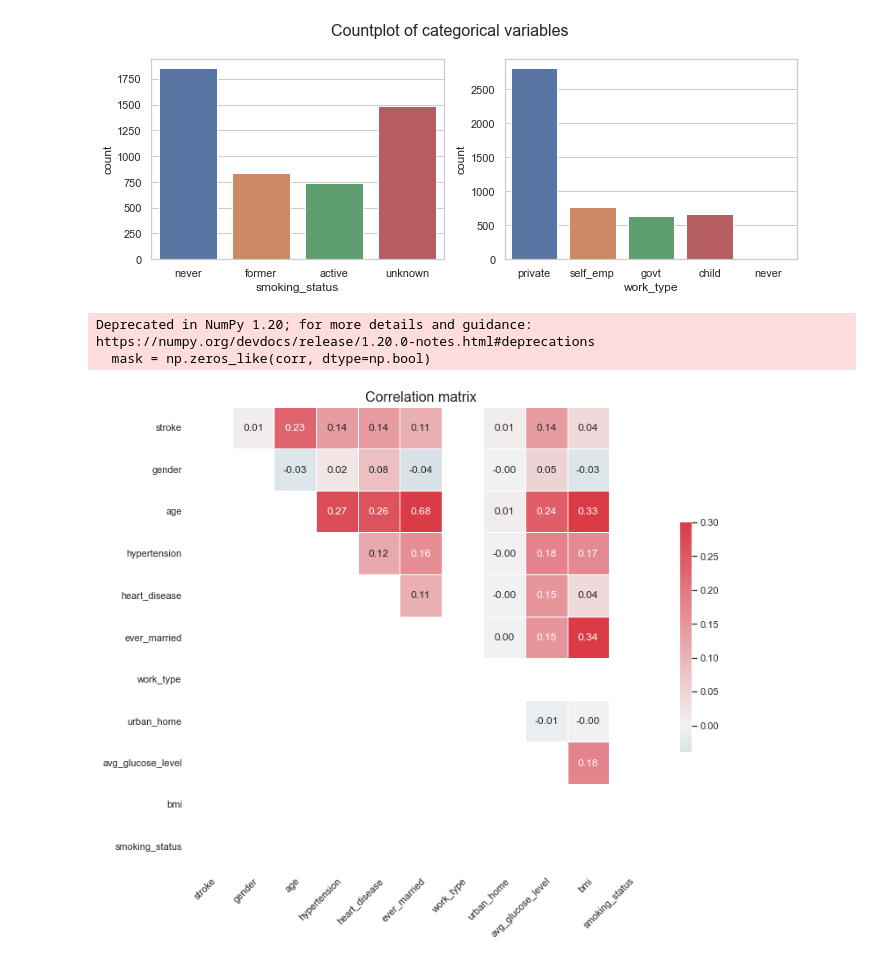
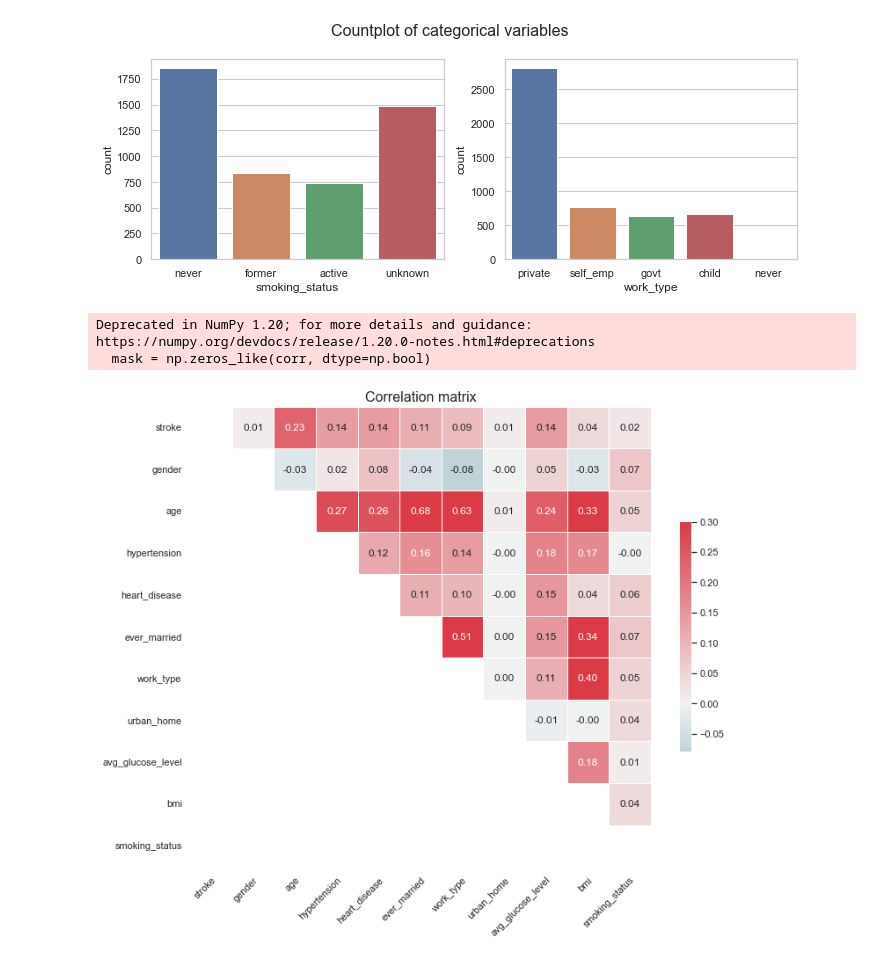
Before and after one commit to sddiener/Comparison-of-Decision-Tree-and-KNN-for-Stroke-Prediction, a Jupyter notebook: Preprocessing stroke.ipynb, the cells around one changed output. Saved outputs shown, nothing was run; the diff lists cells and outputs as text; code cells hidden in the pictures.

```diff
--- a/Preprocessing stroke.ipynb
+++ b/Preprocessing stroke.ipynb
@@ -147,26 +147,26 @@ plt.show()
 # %%
 # Create numeric correlation matrix
 corr_data = data.copy()
 corr_data.smoking_status = corr_data.smoking_status.map(  # quantize smoking status
-    {'never smoked': 0, 'formerly smoked': 1, 'smokes': 2, 'Unknown': np.nan})
+    {'never': 0, 'former': 1, 'active': 2, 'unknown': np.nan})
 corr_data.work_type = corr_data.work_type.map(  # quantize work type
-    {'children': 0, 'Never_worked': 1, 'Govt_job': 2, 'Private': 3, 'Self-employed': 4})
+    {'child': 0, 'never': 1, 'govt': 2, 'private': 3, 'self_emp': 4})
 corr = corr_data.corr().round(2)
 
 # Generate a mask for the lower triangle
 mask = np.zeros_like(corr, dtype=np.bool)
 mask[np.tril_indices_from(mask)] = True
 
 # Plot as heatmap
 f, ax = plt.subplots(figsize=(11, 9))
 cmap = sns.diverging_palette(220, 10, as_cmap=True) # Generate a custom diverging colormap
 sns.heatmap(corr, mask=mask, cmap=cmap, vmax=.3, center=0, annot=True, fmt='.2f',
             square=True, linewidths=.5, cbar_kws={"shrink": .5})
 plt.setp(ax.get_xticklabels(), rotation=45, ha="right", rotation_mode="anchor")
 plt.title('Correlation matrix', fontsize=16)
 plt.tight_layout()
 plt.show()
 # %% [output]
 Deprecated in NumPy 1.20; for more details and guidance: https://numpy.org/devdocs/release/1.20.0-notes.html#deprecations
   mask = np.zeros_like(corr, dtype=np.bool)
-[figure, old version]
+[figure, new version]
```
Also changed, not shown: parts of 1 cell of this notebook, 3 other files.
